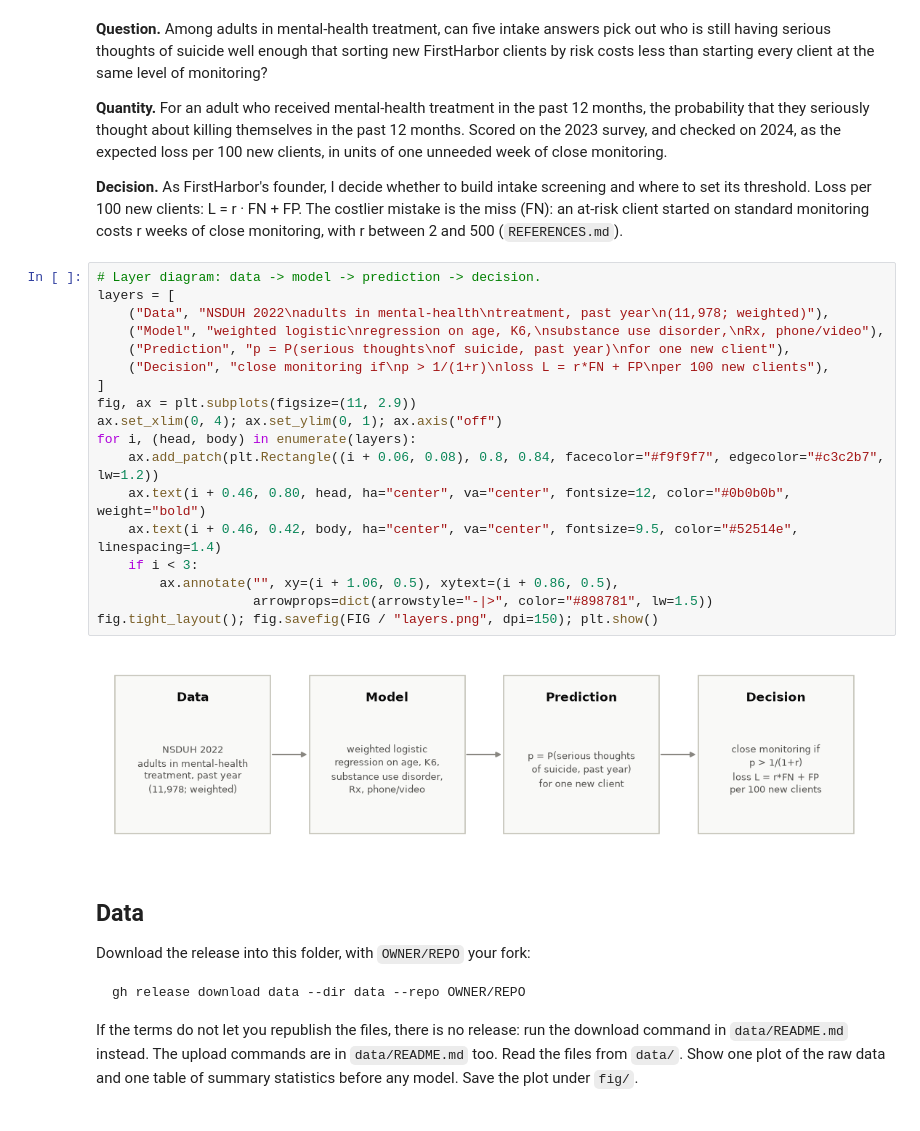
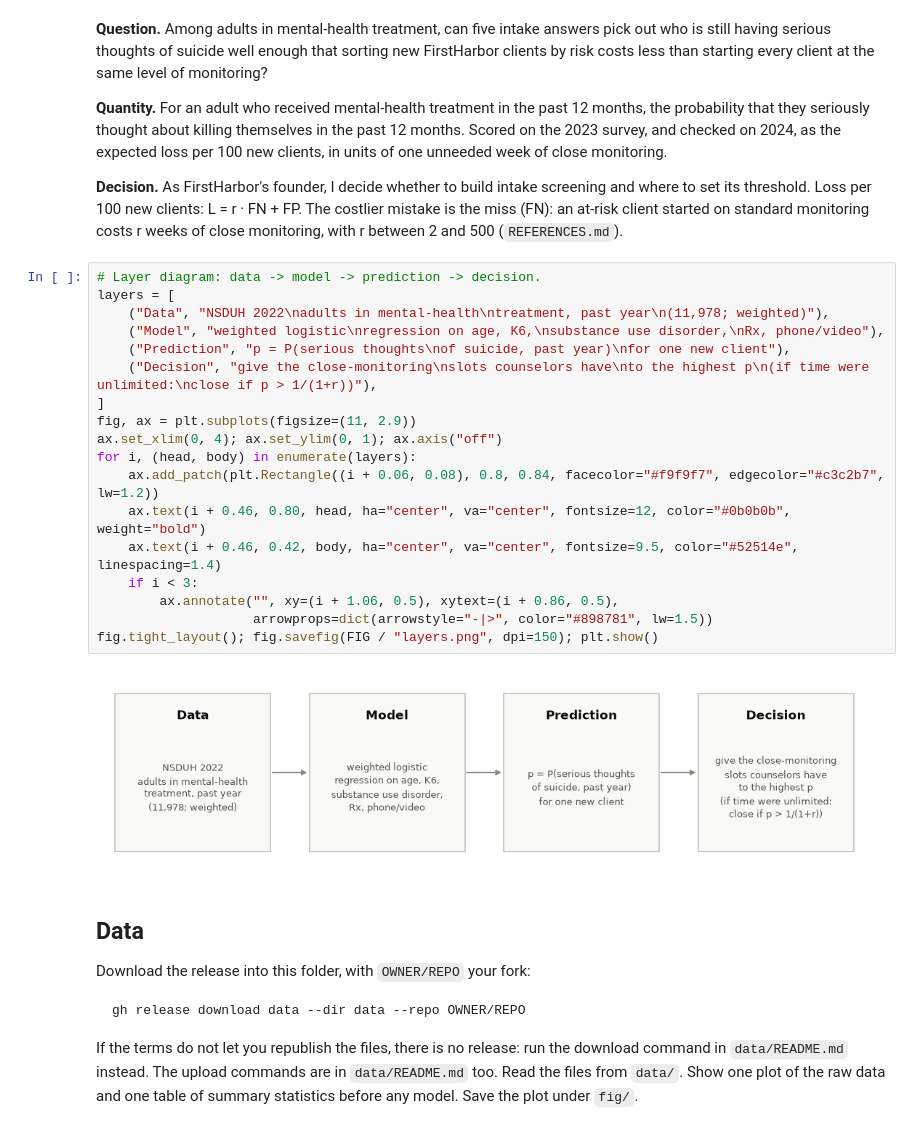
Before and after one commit to josemichaelrubio/aii600-final-project, a Jupyter notebook: analysis.ipynb, the cells around one changed output. Drawn from its saved outputs; the diff is of its cells as text.

```diff
--- a/analysis.ipynb
+++ b/analysis.ipynb
@@ -60,23 +60,23 @@ One sentence, then the quantity with units and a time window. Save the layer dia
 # %%
 # Layer diagram: data -> model -> prediction -> decision.
 layers = [
     ("Data", "NSDUH 2022\nadults in mental-health\ntreatment, past year\n(11,978; weighted)"),
     ("Model", "weighted logistic\nregression on age, K6,\nsubstance use disorder,\nRx, phone/video"),
     ("Prediction", "p = P(serious thoughts\nof suicide, past year)\nfor one new client"),
-    ("Decision", "close monitoring if\np > 1/(1+r)\nloss L = r*FN + FP\nper 100 new clients"),
+    ("Decision", "give the close-monitoring\nslots counselors have\nto the highest p\n(if time were unlimited:\nclose if p > 1/(1+r))"),
 ]
 fig, ax = plt.subplots(figsize=(11, 2.9))
 ax.set_xlim(0, 4); ax.set_ylim(0, 1); ax.axis("off")
 for i, (head, body) in enumerate(layers):
     ax.add_patch(plt.Rectangle((i + 0.06, 0.08), 0.8, 0.84, facecolor="#f9f9f7", edgecolor="#c3c2b7", lw=1.2))
     ax.text(i + 0.46, 0.80, head, ha="center", va="center", fontsize=12, color="#0b0b0b", weight="bold")
     ax.text(i + 0.46, 0.42, body, ha="center", va="center", fontsize=9.5, color="#52514e", linespacing=1.4)
     if i < 3:
         ax.annotate("", xy=(i + 1.06, 0.5), xytext=(i + 0.86, 0.5),
                     arrowprops=dict(arrowstyle="-|>", color="#898781", lw=1.5))
 fig.tight_layout(); fig.savefig(FIG / "layers.png", dpi=150); plt.show()
 # %% [output]
-[figure, old version]
+[figure, new version]
 # %% [markdown]
 ## Data
 
```
Also changed, not shown: 2 other files.
